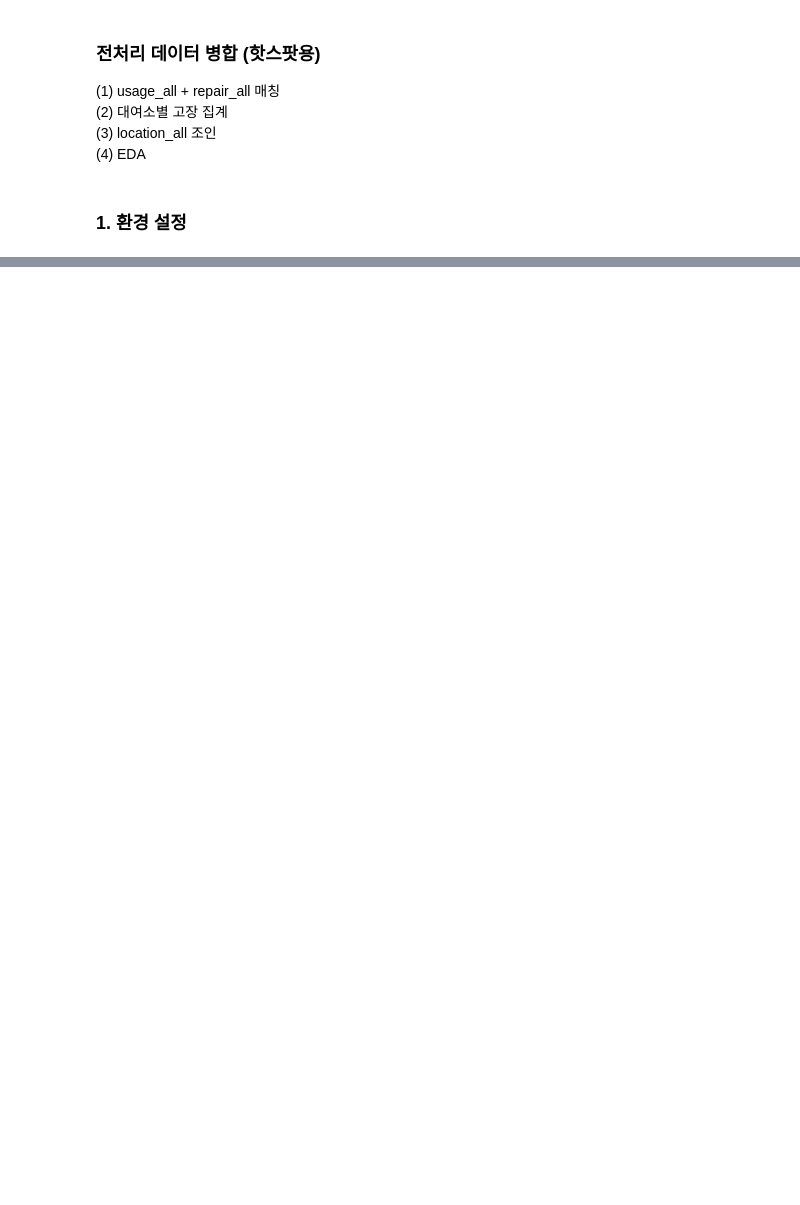
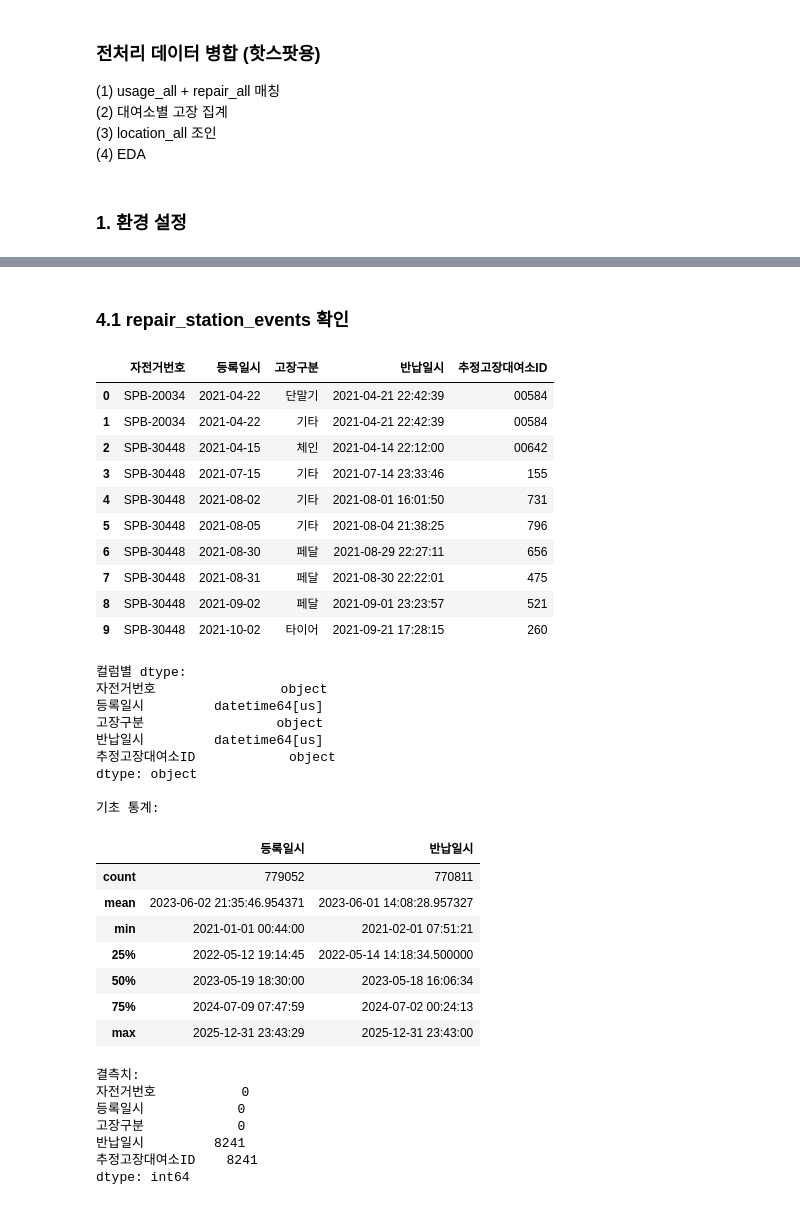
Before and after one commit to Jinx921/26-1_BITAmin_project, a Jupyter notebook: data_merged.ipynb, the cells around one changed output, grey strips where cells are left out. Cells and saved outputs as stored; diff of their text form; code cells hidden in the pictures; blank space fills up the shorter version.

```diff
--- a/data_merged.ipynb
+++ b/data_merged.ipynb
@@ -129 +178,56 @@ display(repair_station_events.head())
+# %% [markdown]
+### 4.1 repair_station_events 확인
+# %%
+# 불필요 컬럼 제거
+repair_station_events = repair_station_events.drop(
+    columns=['위치매핑성공', '시간차_분'],
+    errors='ignore'
+)
+
+display(repair_station_events.head(10))
+
+print('\n컬럼별 dtype:')
+print(repair_station_events.dtypes)
+
+print('\n기초 통계:')
+display(repair_station_events.describe())
+
+print('\n결측치:')
+print(repair_station_events.isnull().sum())
+# %% [output]
+|  | 자전거번호 | 등록일시 | 고장구분 | 반납일시 | 추정고장대여소ID |
+| 0 | SPB-20034 | 2021-04-22 | 단말기 | 2021-04-21 22:42:39 | 00584 |
+| 1 | SPB-20034 | 2021-04-22 | 기타 | 2021-04-21 22:42:39 | 00584 |
+| 2 | SPB-30448 | 2021-04-15 | 체인 | 2021-04-14 22:12:00 | 00642 |
+| 3 | SPB-30448 | 2021-07-15 | 기타 | 2021-07-14 23:33:46 | 155 |
+| 4 | SPB-30448 | 2021-08-02 | 기타 | 2021-08-01 16:01:50 | 731 |
+| 5 | SPB-30448 | 2021-08-05 | 기타 | 2021-08-04 21:38:25 | 796 |
+| 6 | SPB-30448 | 2021-08-30 | 페달 | 2021-08-29 22:27:11 | 656 |
+| 7 | SPB-30448 | 2021-08-31 | 페달 | 2021-08-30 22:22:01 | 475 |
+| 8 | SPB-30448 | 2021-09-02 | 페달 | 2021-09-01 23:23:57 | 521 |
+| 9 | SPB-30448 | 2021-10-02 | 타이어 | 2021-09-21 17:28:15 | 260 |
+컬럼별 dtype:
+자전거번호                object
+등록일시         datetime64[us]
+고장구분                 object
+반납일시         datetime64[us]
+추정고장대여소ID            object
+dtype: object
+
+기초 통계:
+|  | 등록일시 | 반납일시 |
+| count | 779052 | 770811 |
+| mean | 2023-06-02 21:35:46.954371 | 2023-06-01 14:08:28.957327 |
+| min | 2021-01-01 00:44:00 | 2021-02-01 07:51:21 |
+| 25% | 2022-05-12 19:14:45 | 2022-05-14 14:18:34.500000 |
+| 50% | 2023-05-19 18:30:00 | 2023-05-18 16:06:34 |
+| 75% | 2024-07-09 07:47:59 | 2024-07-02 00:24:13 |
+| max | 2025-12-31 23:43:29 | 2025-12-31 23:43:00 |
+결측치:
+자전거번호           0
+등록일시            0
+고장구분            0
+반납일시         8241
+추정고장대여소ID    8241
+dtype: int64
 # %% [markdown]
```
Also changed, not shown: parts of 27 cells of this notebook.
